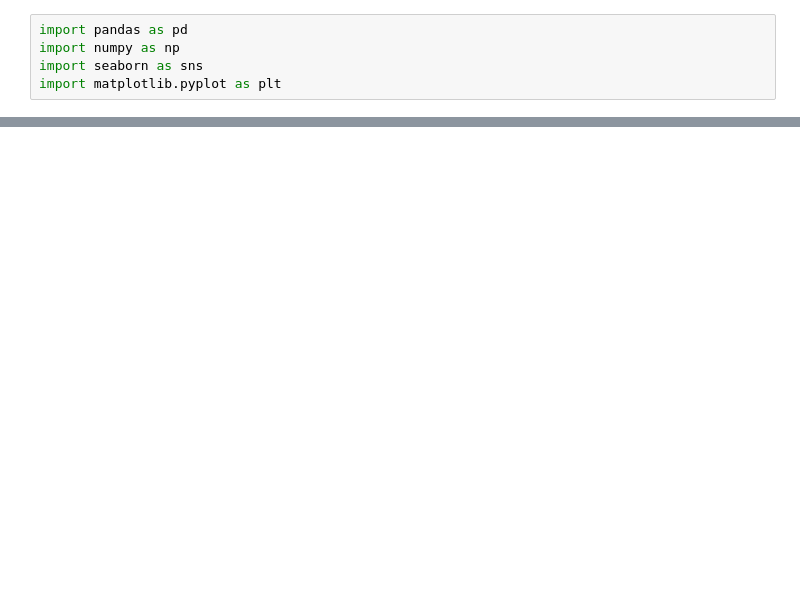
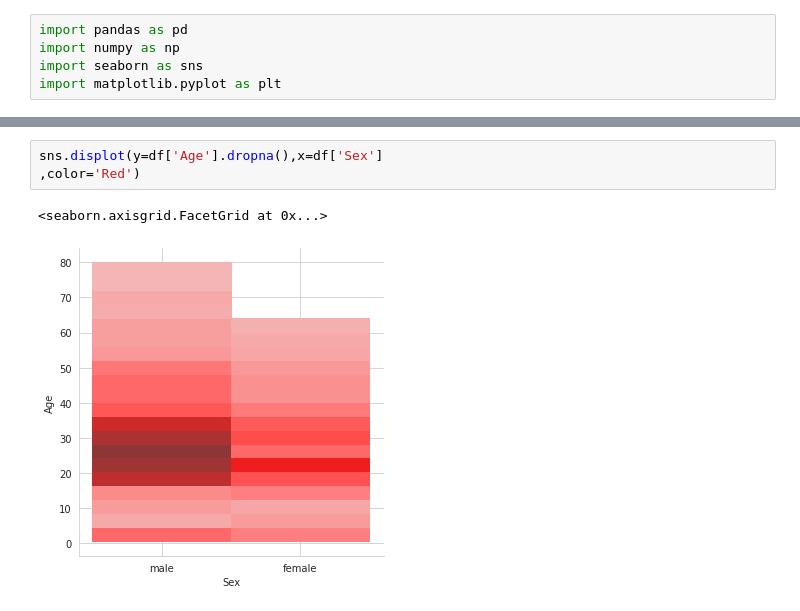
Before and after one commit to preetygoswami002/MyFirstBlog, a Jupyter notebook: Titianic_dataset.ipynb, the cells around one changed output, grey strips where cells are left out. Saved outputs shown, nothing was run; the diff lists cells and outputs as text; blank space fills up the shorter version.

```diff
--- a/Titianic_dataset.ipynb
+++ b/Titianic_dataset.ipynb
@@ -52,0 +46,6 @@ sns.heatmap(df.isnull(),yticklabels=False,cbar=False,cmap='viridis')
+# %%
+sns.displot(y=df['Age'].dropna(),x=df['Sex']
+,color='Red')
+# %% [output]
+<seaborn.axisgrid.FacetGrid at 0x...>
+[figure, added]
```
Also changed, not shown: parts of 37 cells of this notebook.
